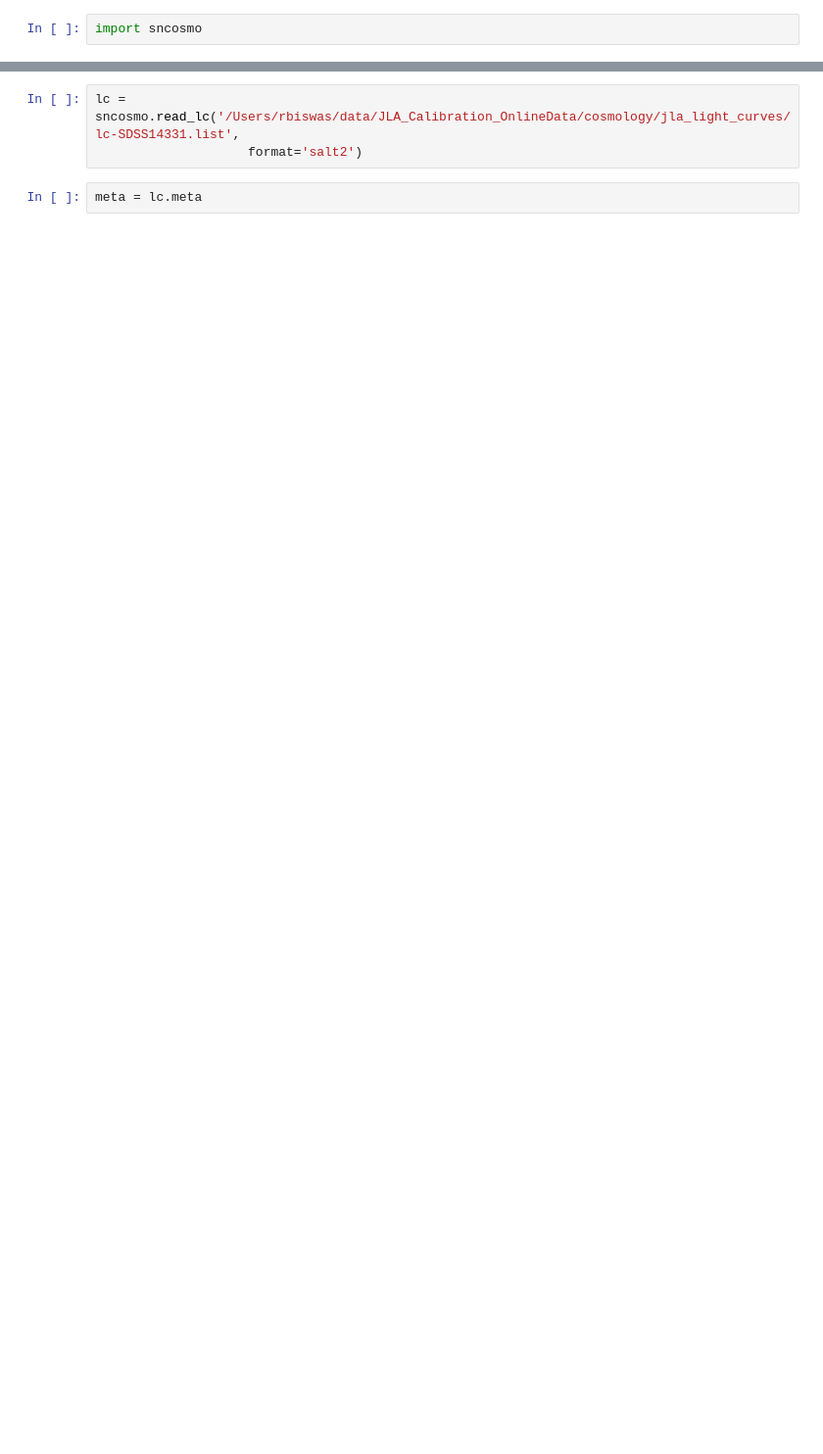
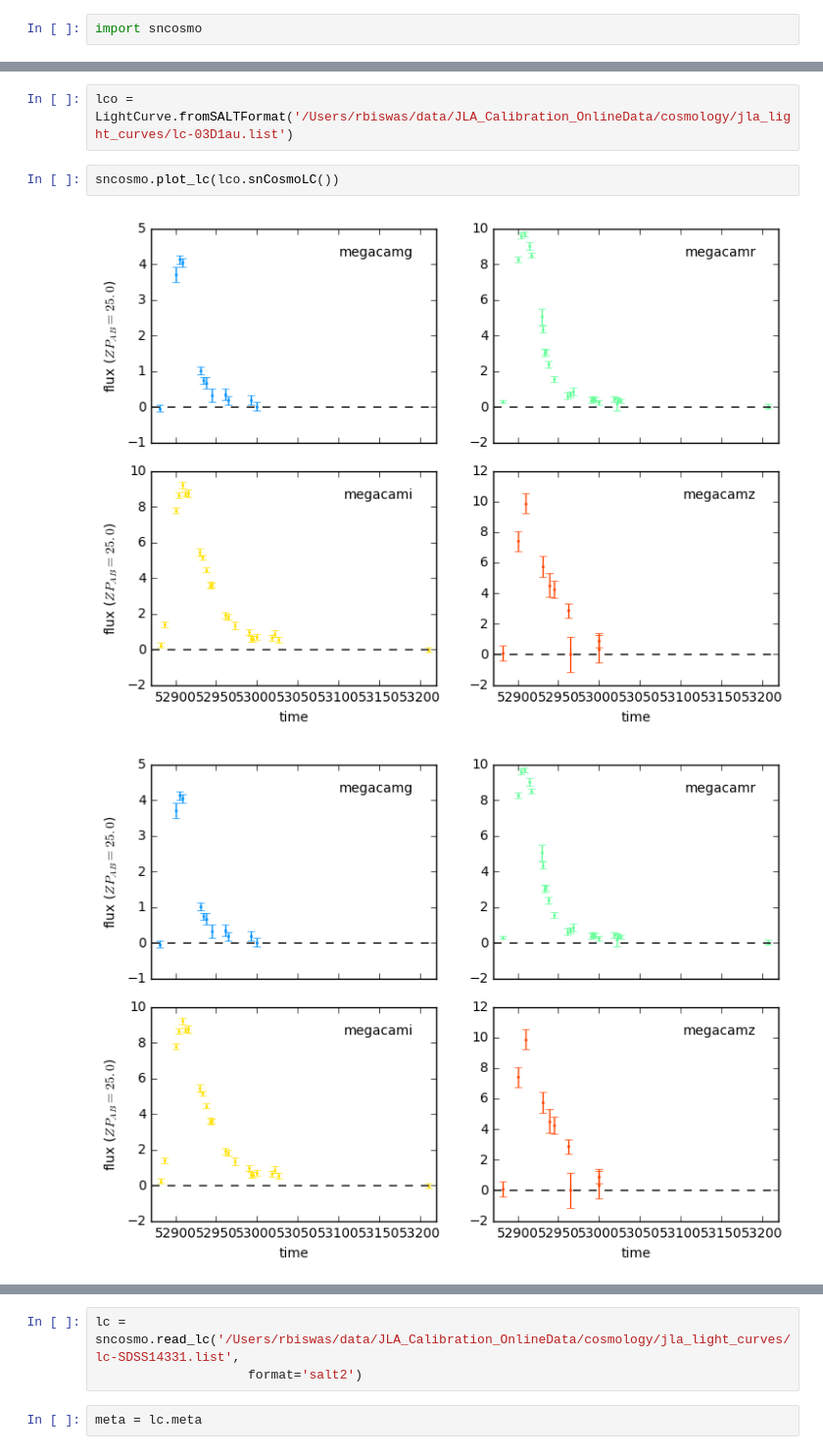
Before and after one commit to rbiswas4/AnalyzeSN, a Jupyter notebook: examples/Check_SDSS14331_SALT2Format.ipynb, the cells around one changed output, grey strips where cells are left out. Shown at 98% size. Cells and saved outputs as stored; diff of their text form; blank space fills up the shorter version.

```diff
--- a/examples/Check_SDSS14331_SALT2Format.ipynb
+++ b/examples/Check_SDSS14331_SALT2Format.ipynb
@@ -2,0 +12,7 @@ import sncosmo
+# %%
+lco = LightCurve.fromSALTFormat('/Users/rbiswas/data/JLA_Calibration_OnlineData/cosmology/jla_light_curves/lc-03D1au.list')
+# %%
+sncosmo.plot_lc(lco.snCosmoLC())
+# %% [output]
+[figure, added]
+[figure, added]
```
Also changed, not shown: parts of 37 cells of this notebook.
